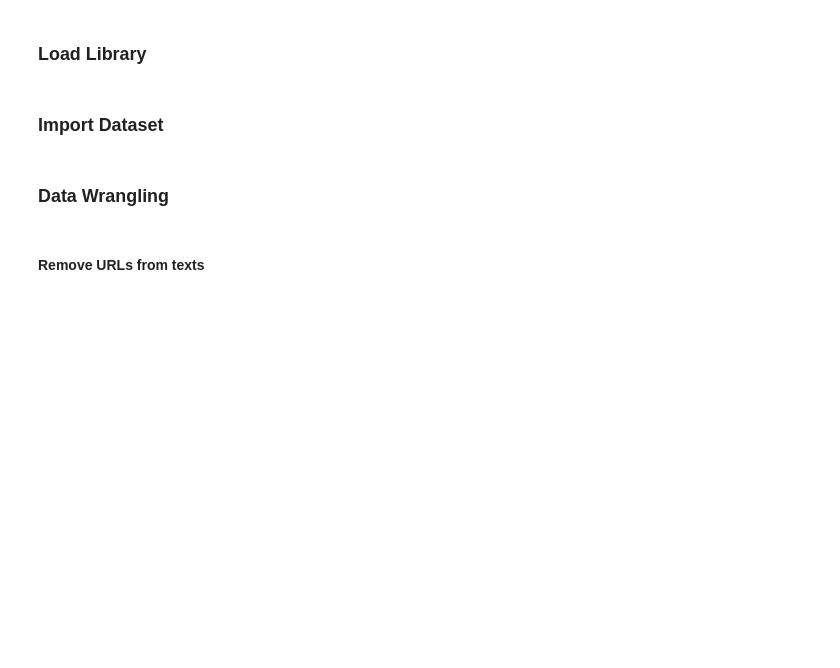
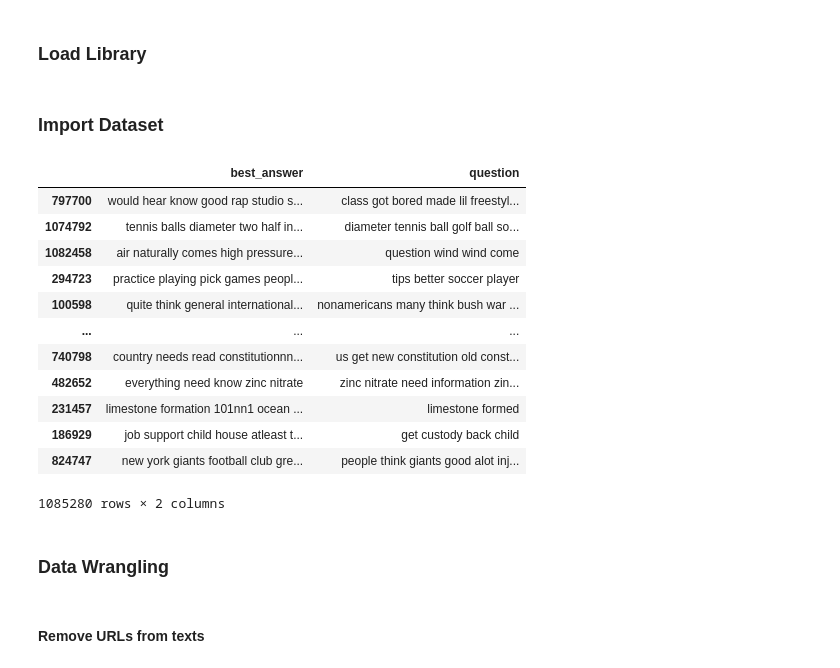
Before and after one commit to zikang-c/Yahoo-Answers-Topic-Classification, a Jupyter notebook: FastText_run_no_url.ipynb, the cells around one changed output. Saved outputs shown, nothing was run; the diff lists cells and outputs as text; code cells hidden in the pictures; blank space fills up the shorter version.

```diff
--- a/FastText_run_no_url.ipynb
+++ b/FastText_run_no_url.ipynb
@@ -49,3 +53,19 @@ train = train.drop(columns='id')
+# %%
+X_train
+# %% [output]
+|  | best_answer | question |
+| 797700 | would hear know good rap studio s... | class got bored made lil freestyl... |
+| 1074792 | tennis balls diameter two half in... | diameter tennis ball golf ball so... |
+| 1082458 | air naturally comes high pressure... | question wind wind come |
+| 294723 | practice playing pick games peopl... | tips better soccer player |
+| 100598 | quite think general international... | nonamericans many think bush war ... |
+| ... | ... | ... |
+| 740798 | country needs read constitutionnn... | us get new constitution old const... |
+| 482652 | everything need know zinc nitrate | zinc nitrate need information zin... |
+| 231457 | limestone formation 101nn1 ocean ... | limestone formed |
+| 186929 | job support child house atleast t... | get custody back child |
+| 824747 | new york giants football club gre... | people think giants good alot inj... |
+1085280 rows × 2 columns
 # %%
 topic_mapping = {
     0: "Society & Culture",
```
Also changed, not shown: parts of 39 cells of this notebook, 5 other files.
